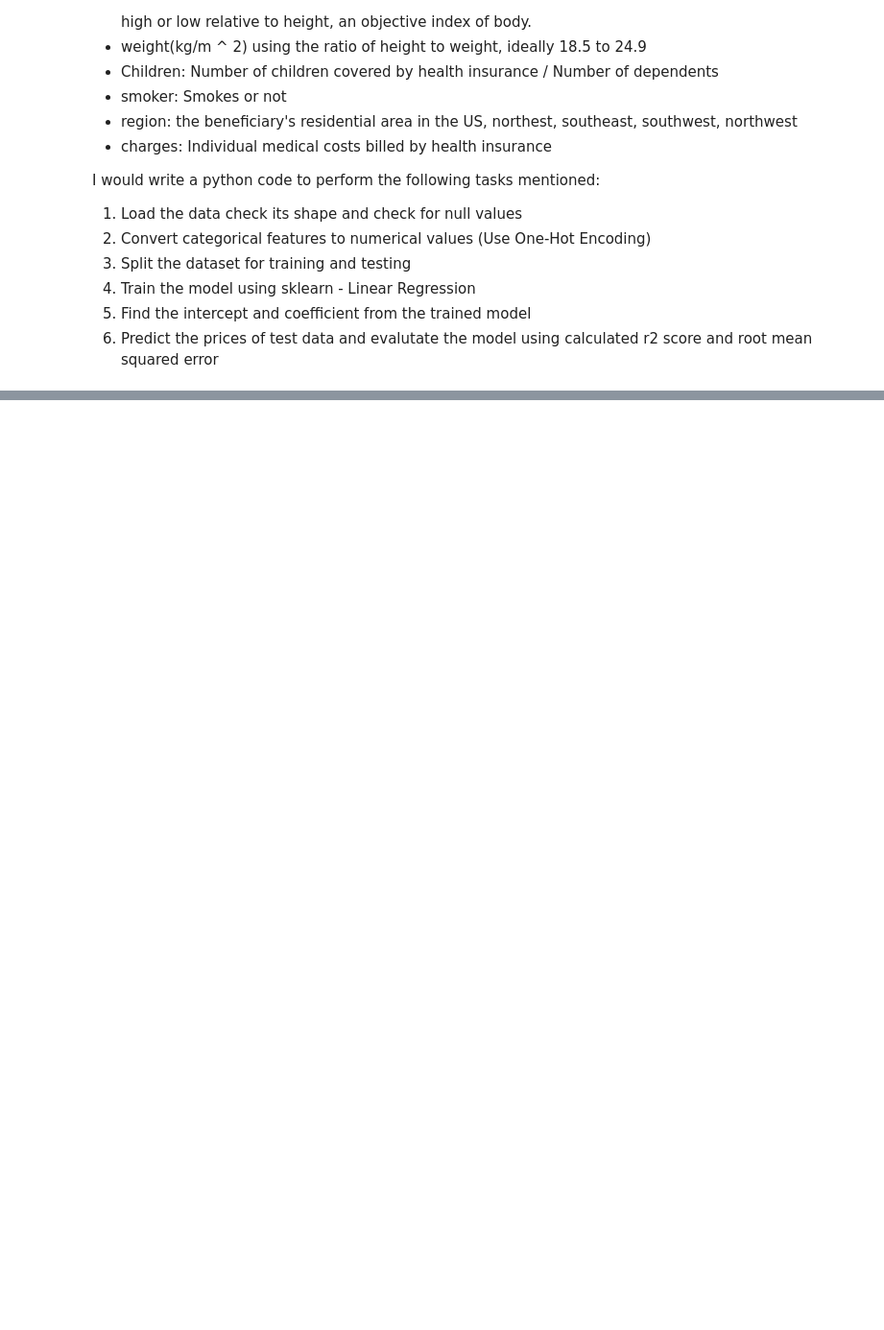
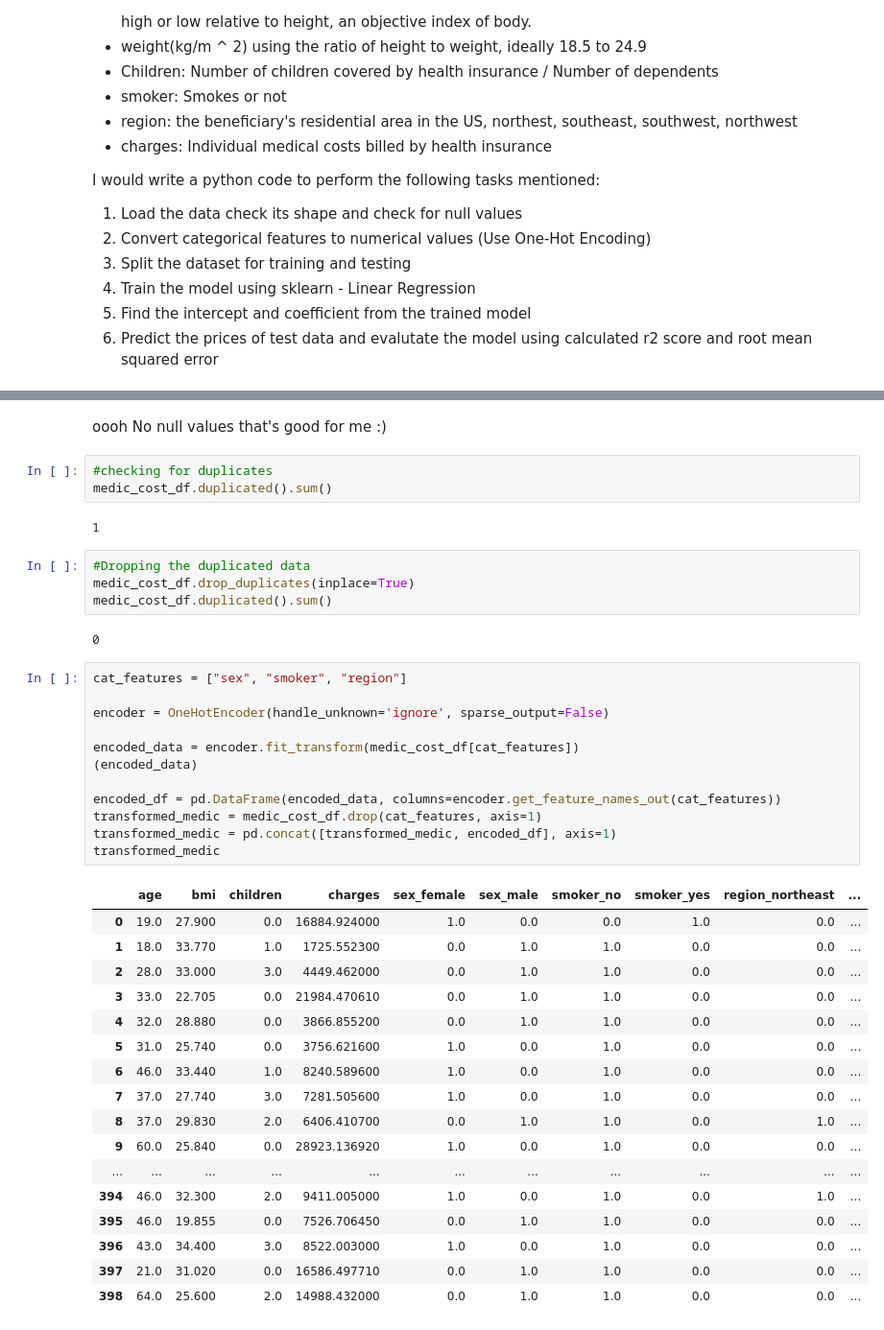
Before and after one commit to ekefan/ml_projects_for_edureka_internship, a Jupyter notebook: Prob_statement3Ass4.ipynb, the cells around one changed output, grey strips where cells are left out. Shown at 96% size. Drawn from its saved outputs; the diff is of its cells as text; blank space fills up the shorter version.

Commit message:
one hot encoded categoricals

```diff
--- a/Prob_statement3Ass4.ipynb
+++ b/Prob_statement3Ass4.ipynb
@@ -33,0 +57,43 @@ medic_cost_df = pd.read_csv("./../Assignment_files/insurance_ass4.csv")
+# %% [markdown]
+oooh No null values that's good for me :)
+# %%
+#checking for duplicates
+medic_cost_df.duplicated().sum()
+# %% [output]
+1
+# %%
+#Dropping the duplicated data
+medic_cost_df.drop_duplicates(inplace=True)
+medic_cost_df.duplicated().sum()
+# %% [output]
+0
+# %%
+cat_features = ["sex", "smoker", "region"]
+
+encoder = OneHotEncoder(handle_unknown='ignore', sparse_output=False)
+
+encoded_data = encoder.fit_transform(medic_cost_df[cat_features])
+(encoded_data)
+
+encoded_df = pd.DataFrame(encoded_data, columns=encoder.get_feature_names_out(cat_features))
+transformed_medic = medic_cost_df.drop(cat_features, axis=1)
+transformed_medic = pd.concat([transformed_medic, encoded_df], axis=1)
+transformed_medic
+# %% [output]
+|  | age | bmi | children | charges | sex_female | sex_male | smoker_no | smoker_yes | region_northeast | ... |
+| 0 | 19.0 | 27.900 | 0.0 | 16884.924000 | 1.0 | 0.0 | 0.0 | 1.0 | 0.0 | ... |
+| 1 | 18.0 | 33.770 | 1.0 | 1725.552300 | 0.0 | 1.0 | 1.0 | 0.0 | 0.0 | ... |
+| 2 | 28.0 | 33.000 | 3.0 | 4449.462000 | 0.0 | 1.0 | 1.0 | 0.0 | 0.0 | ... |
+| 3 | 33.0 | 22.705 | 0.0 | 21984.470610 | 0.0 | 1.0 | 1.0 | 0.0 | 0.0 | ... |
+| 4 | 32.0 | 28.880 | 0.0 | 3866.855200 | 0.0 | 1.0 | 1.0 | 0.0 | 0.0 | ... |
+| 5 | 31.0 | 25.740 | 0.0 | 3756.621600 | 1.0 | 0.0 | 1.0 | 0.0 | 0.0 | ... |
+| 6 | 46.0 | 33.440 | 1.0 | 8240.589600 | 1.0 | 0.0 | 1.0 | 0.0 | 0.0 | ... |
+| 7 | 37.0 | 27.740 | 3.0 | 7281.505600 | 1.0 | 0.0 | 1.0 | 0.0 | 0.0 | ... |
+| 8 | 37.0 | 29.830 | 2.0 | 6406.410700 | 0.0 | 1.0 | 1.0 | 0.0 | 1.0 | ... |
+| 9 | 60.0 | 25.840 | 0.0 | 28923.136920 | 1.0 | 0.0 | 1.0 | 0.0 | 0.0 | ... |
+| ... | ... | ... | ... | ... | ... | ... | ... | ... | ... | ... |
+| 394 | 46.0 | 32.300 | 2.0 | 9411.005000 | 1.0 | 0.0 | 1.0 | 0.0 | 1.0 | ... |
+| 395 | 46.0 | 19.855 | 0.0 | 7526.706450 | 0.0 | 1.0 | 1.0 | 0.0 | 0.0 | ... |
+| 396 | 43.0 | 34.400 | 3.0 | 8522.003000 | 1.0 | 0.0 | 1.0 | 0.0 | 0.0 | ... |
+| 397 | 21.0 | 31.020 | 0.0 | 16586.497710 | 0.0 | 1.0 | 1.0 | 0.0 | 0.0 | ... |
+| 398 | 64.0 | 25.600 | 2.0 | 14988.432000 | 0.0 | 1.0 | 1.0 | 0.0 | 0.0 | ... |
```
Also changed, not shown: parts of 3 cells of this notebook.
